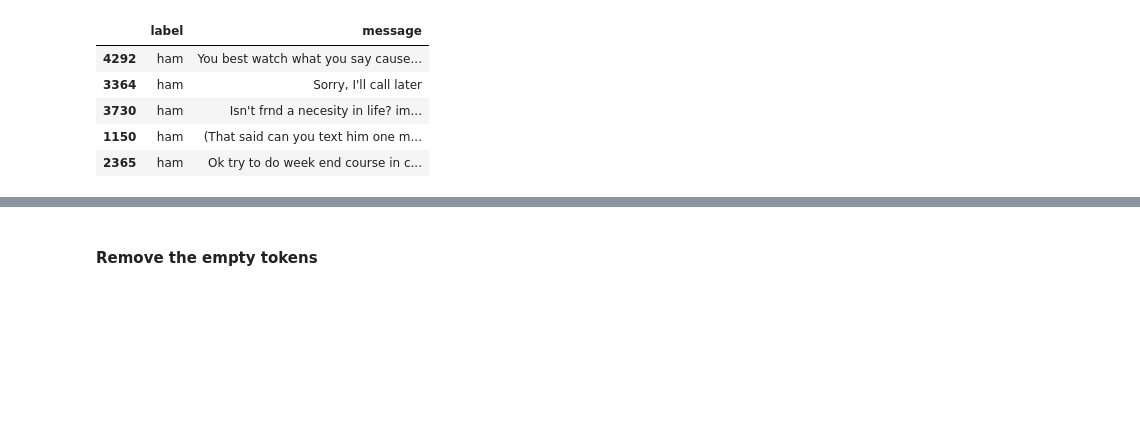
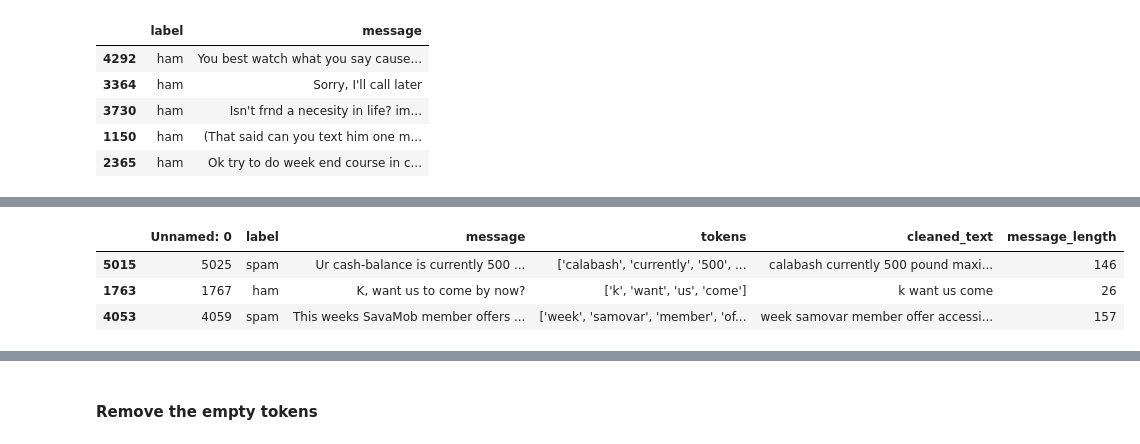
Before and after one commit to sudiptoshahin/sms_spam, a Jupyter notebook: spam_detection_v2.ipynb, the cells around one changed output, grey strips where cells are left out. Cells and saved outputs as stored; diff of their text form; code cells hidden in the pictures; blank space fills up the shorter version.

```diff
--- a/spam_detection_v2.ipynb
+++ b/spam_detection_v2.ipynb
@@ -80,0 +94,8 @@ Label counts: {'ham': 4825, 'spam': 747}
+# %%
+df['message_length'] = df['message'].apply(len)
+df.sample(3)
+# %% [output]
+|  | Unnamed: 0 | label | message | tokens | cleaned_text | message_length |
+| 5015 | 5025 | spam | Ur cash-balance is currently 500 ... | ['calabash', 'currently', '500', ... | calabash currently 500 pound maxi... | 146 |
+| 1763 | 1767 | ham | K, want us to come by now? | ['k', 'want', 'us', 'come'] | k want us come | 26 |
+| 4053 | 4059 | spam | This weeks SavaMob member offers ... | ['week', 'samovar', 'member', 'of... | week samovar member offer accessi... | 157 |
```
Also changed, not shown: parts of 16 cells of this notebook, 1 other file.
